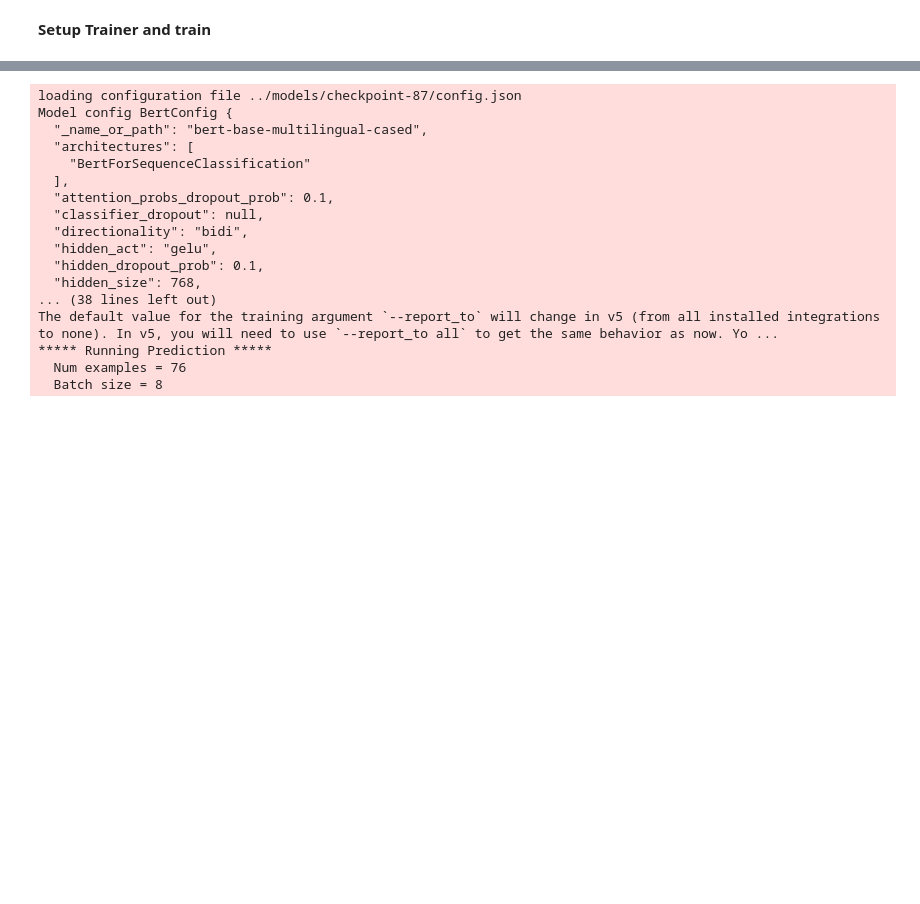
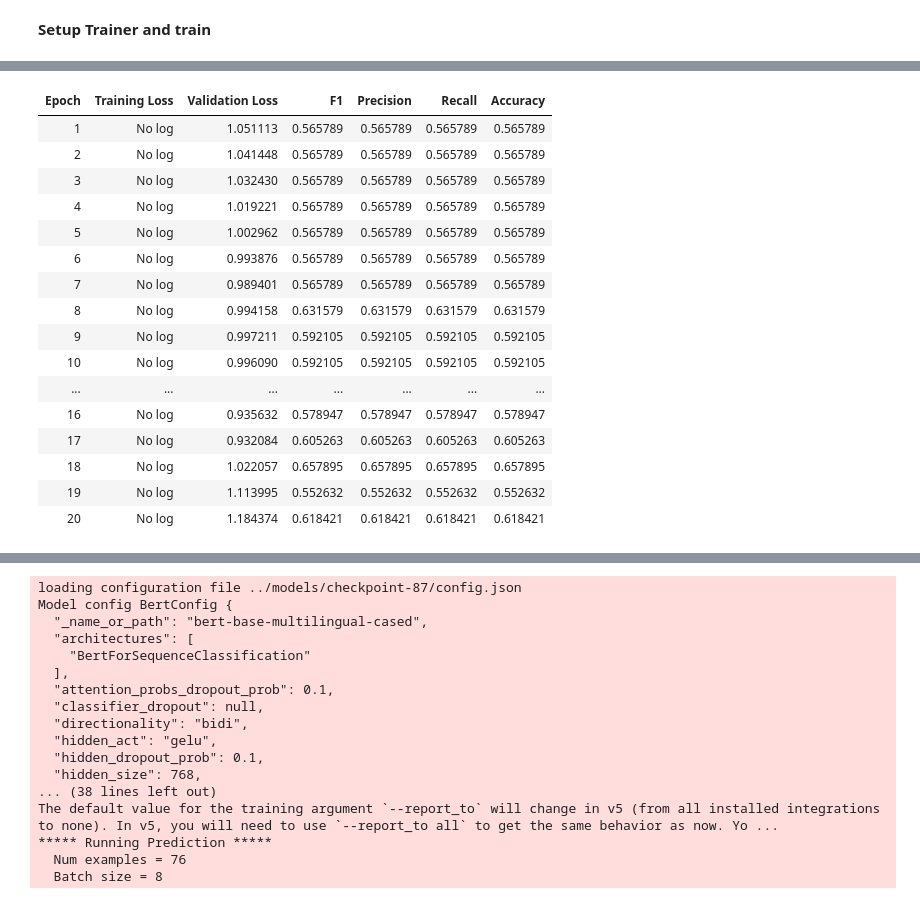
Before and after one commit to KoredeAkande/nigerian_isp_sentiment_analysis, a Jupyter notebook: notebooks/6.1.2-modeling-mbert-sentiment-analysis.ipynb, the cells around one changed output, grey strips where cells are left out. Cells and saved outputs as stored; diff of their text form; code cells hidden in the pictures; blank space fills up the shorter version.

```diff
--- a/notebooks/6.1.2-modeling-mbert-sentiment-analysis.ipynb
+++ b/notebooks/6.1.2-modeling-mbert-sentiment-analysis.ipynb
@@ -314,0 +425,6 @@ TrainOutput(global_step=290, training_loss=0.4548822863348599, metrics={'train_r
+# %%
+#Load the M-BERT model
+mb_model = BertForSequenceClassification.from_pretrained('bert-base-multilingual-cased',
+                                                         num_labels=len(df.label.unique()),
+                                                         output_attentions=False,
+                                                         output_hidden_states=False)
@@ -314,0 +451,62 @@ TrainOutput(global_step=290, training_loss=0.4548822863348599, metrics={'train_r
+# %%
+class CustomTrainer(Trainer):
+
+    """
+    Class weighted trainer to account for imbalance
+    """
+
+    def __init__(self, no_of_classes, samples_per_cls, *args, **kwargs):
+        super().__init__(*args, **kwargs)
+        self.class_weights = self.get_ens_weights(no_of_classes, samples_per_cls)
+
+    def get_ens_weights(self, no_of_classes,samples_per_cls,beta=0.99):
+
+        """
+        Compute class weights using effective number of samples strategy
+        """
+
+        effective_num = 1.0 - np.power(beta, samples_per_cls)
+        weights = (1.0 - beta) / np.array(effective_num)
+        weights = weights / np.sum(weights) * no_of_classes
+        weights = torch.tensor(weights.astype(np.float32))
+
+        return weights
+
+    def compute_loss(self, model, inputs, return_outputs=False):
+
+        labels = inputs.get("labels")
+        #Forward pass
+        outputs = model(**inputs)
+        logits = outputs.get('logits')
+        #Compute custom loss
+        loss_fct = torch.nn.CrossEntropyLoss(weight= self.class_weights)
+        loss = loss_fct(logits.view(-1, self.model.config.num_labels), labels.view(-1))
+        return (loss, outputs) if return_outputs else loss
+
+
+# Define the training parameters
+training_args = TrainingArguments(
+    output_dir                  = "../models/baseline-mbert",
+    num_train_epochs            = 20,
+    per_device_train_batch_size = 32, #Increase training batch size to ensure that each batch has a decent chance of containing a few positive samples.
+    per_device_eval_batch_size  = 16,
+    warmup_steps                = 500, #Add warmup steps since this is an entirely new problem domain for this pretrained model
+    save_steps                  = 20,
+    evaluation_strategy         = "epoch"
+)
+
+#Define Trainer object
+trainer = CustomTrainer(
+    no_of_classes   = len(df.label.unique()),
+    samples_per_cls = df.label.value_counts(sort=False).to_list(),
+    model           = mb_model,
+    args            = training_args,
+    train_dataset   = train_set_dataset,
+    eval_dataset    = val_set_dataset,
+    compute_metrics = compute_metrics
+)
+
+
+#Start pre-training!
+trainer.train()
+# %% [output]
@@ -314,0 +523,17 @@ TrainOutput(global_step=290, training_loss=0.4548822863348599, metrics={'train_r
+| Epoch | Training Loss | Validation Loss | F1 | Precision | Recall | Accuracy |
+| 1 | No log | 1.051113 | 0.565789 | 0.565789 | 0.565789 | 0.565789 |
+| 2 | No log | 1.041448 | 0.565789 | 0.565789 | 0.565789 | 0.565789 |
+| 3 | No log | 1.032430 | 0.565789 | 0.565789 | 0.565789 | 0.565789 |
+| 4 | No log | 1.019221 | 0.565789 | 0.565789 | 0.565789 | 0.565789 |
+| 5 | No log | 1.002962 | 0.565789 | 0.565789 | 0.565789 | 0.565789 |
+| 6 | No log | 0.993876 | 0.565789 | 0.565789 | 0.565789 | 0.565789 |
+| 7 | No log | 0.989401 | 0.565789 | 0.565789 | 0.565789 | 0.565789 |
+| 8 | No log | 0.994158 | 0.631579 | 0.631579 | 0.631579 | 0.631579 |
+| 9 | No log | 0.997211 | 0.592105 | 0.592105 | 0.592105 | 0.592105 |
+| 10 | No log | 0.996090 | 0.592105 | 0.592105 | 0.592105 | 0.592105 |
+| ... | ... | ... | ... | ... | ... | ... |
+| 16 | No log | 0.935632 | 0.578947 | 0.578947 | 0.578947 | 0.578947 |
+| 17 | No log | 0.932084 | 0.605263 | 0.605263 | 0.605263 | 0.605263 |
+| 18 | No log | 1.022057 | 0.657895 | 0.657895 | 0.657895 | 0.657895 |
+| 19 | No log | 1.113995 | 0.552632 | 0.552632 | 0.552632 | 0.552632 |
+| 20 | No log | 1.184374 | 0.618421 | 0.618421 | 0.618421 | 0.618421 |
```
Also changed, not shown: parts of 48 cells of this notebook.
